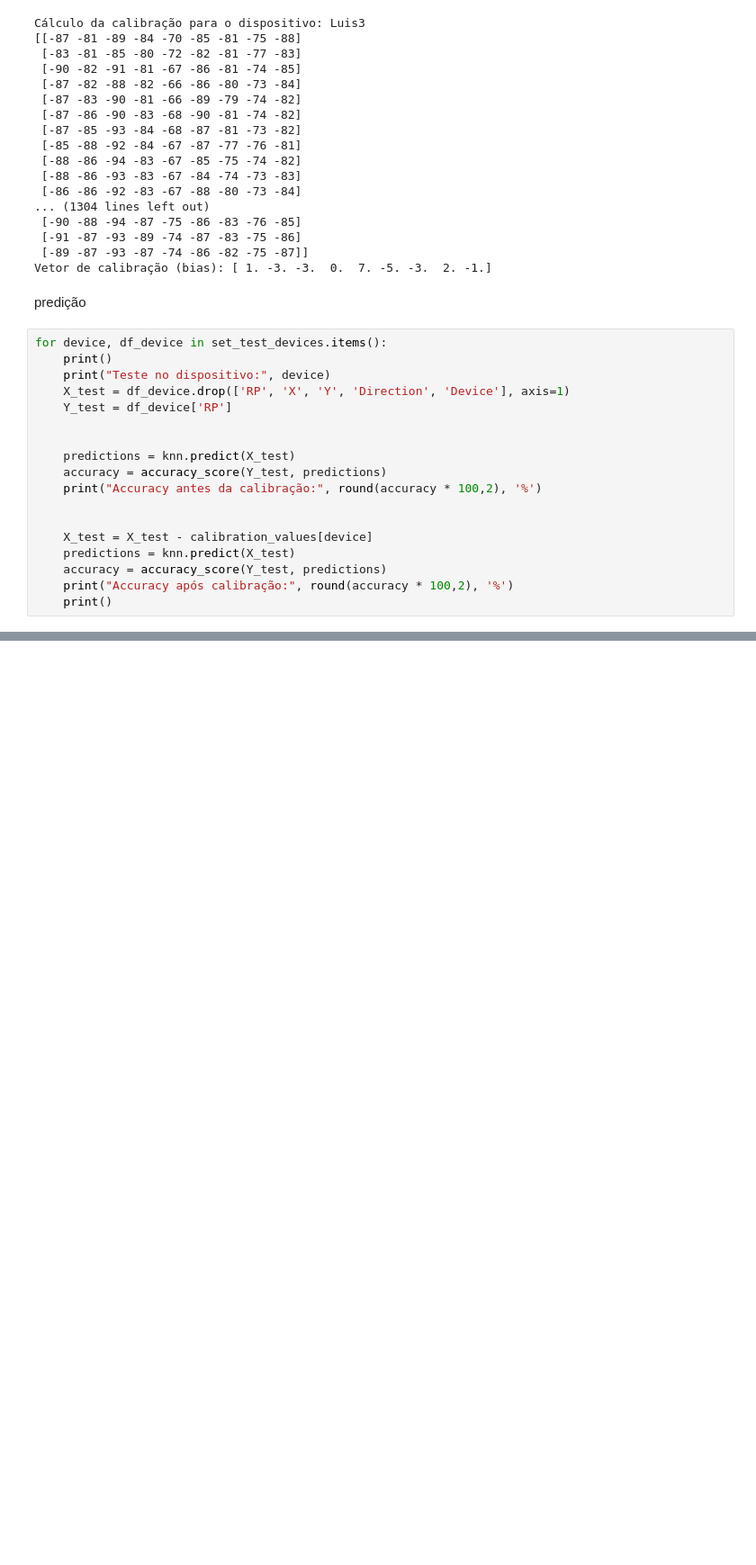
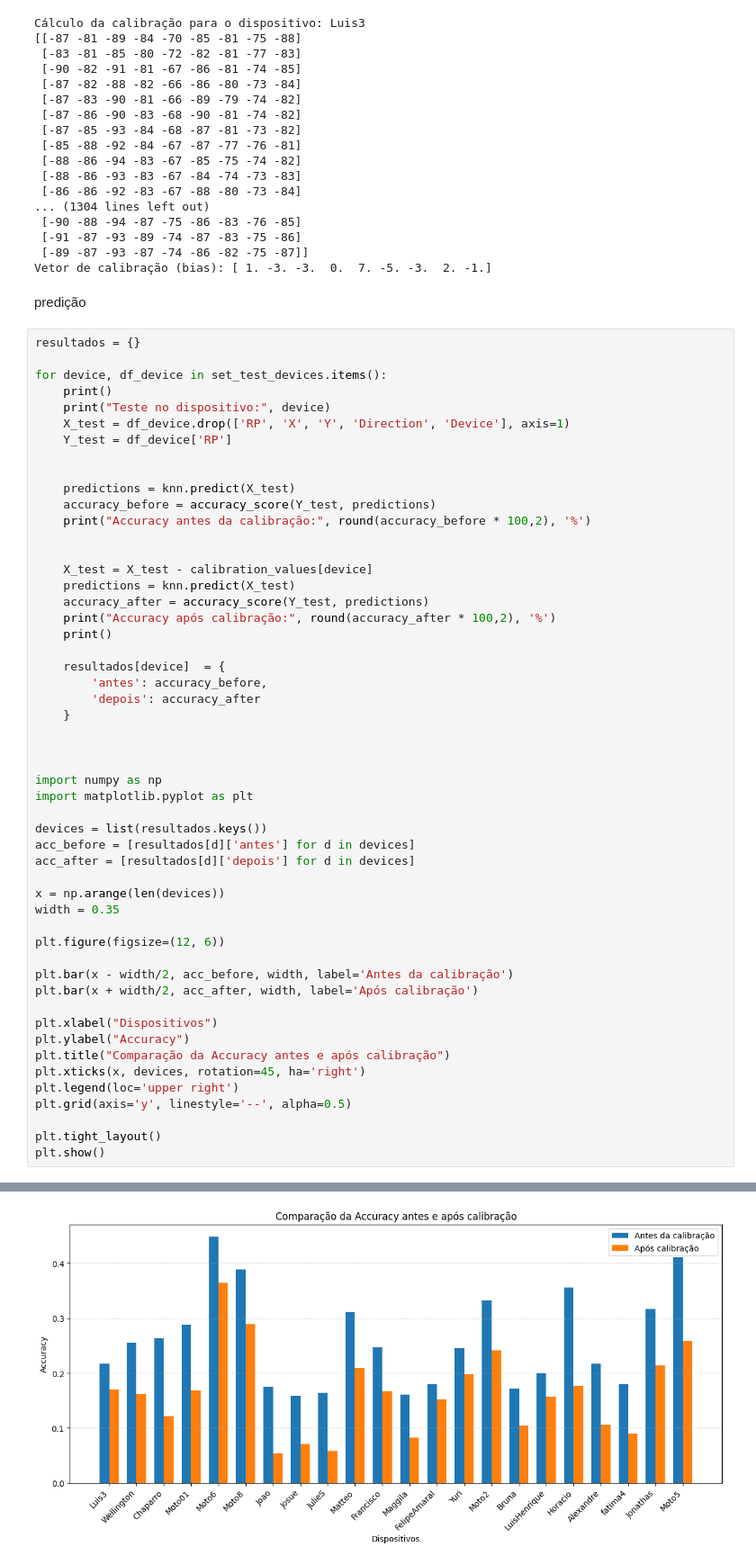
Before and after one commit to MVP-Willian/Pibic-Localiza-Interna, a Jupyter notebook: notebooks/pipelineCalibracao.ipynb, the cells around one changed output, grey strips where cells are left out. Shown at 90% size. Drawn from its saved outputs; the diff is of its cells as text; blank space fills up the shorter version.

```diff
--- a/notebooks/pipelineCalibracao.ipynb
+++ b/notebooks/pipelineCalibracao.ipynb
@@ -185,38 +234,73 @@ Vetor de calibração (bias): [ 1. -3. -3.  0.  7. -5. -3.  2. -1.]
 # %% [markdown]
 predição
 # %%
+resultados = {}
+
 for device, df_device in set_test_devices.items():
     print()
     print("Teste no dispositivo:", device)
     X_test = df_device.drop(['RP', 'X', 'Y', 'Direction', 'Device'], axis=1)
     Y_test = df_device['RP']
 
 
     predictions = knn.predict(X_test)
-    accuracy = accuracy_score(Y_test, predictions)
-    print("Accuracy antes da calibração:", round(accuracy * 100,2), '%')
+    accuracy_before = accuracy_score(Y_test, predictions)
+    print("Accuracy antes da calibração:", round(accuracy_before * 100,2), '%')
 
 
     X_test = X_test - calibration_values[device]
     predictions = knn.predict(X_test)
-    accuracy = accuracy_score(Y_test, predictions)
-    print("Accuracy após calibração:", round(accuracy * 100,2), '%')
+    accuracy_after = accuracy_score(Y_test, predictions)
+    print("Accuracy após calibração:", round(accuracy_after * 100,2), '%')
     print()
+
+    resultados[device]  = {
+        'antes': accuracy_before,
+        'depois': accuracy_after
+    }
+
+
+
+import numpy as np
+import matplotlib.pyplot as plt
+
+devices = list(resultados.keys())
+acc_before = [resultados[d]['antes'] for d in devices]
+acc_after = [resultados[d]['depois'] for d in devices]
+
+x = np.arange(len(devices))
+width = 0.35
+
+plt.figure(figsize=(12, 6))
+
+plt.bar(x - width/2, acc_before, width, label='Antes da calibração')
+plt.bar(x + width/2, acc_after, width, label='Após calibração')
+
+plt.xlabel("Dispositivos")
+plt.ylabel("Accuracy")
+plt.title("Comparação da Accuracy antes e após calibração")
+plt.xticks(x, devices, rotation=45, ha='right')
+plt.legend(loc='upper right')
+plt.grid(axis='y', linestyle='--', alpha=0.5)
+
+plt.tight_layout()
+plt.show()
 # %% [output]
 Teste no dispositivo: Luis3
 Accuracy antes da calibração: 21.69 %
 Accuracy após calibração: 17.04 %
 
 
 Teste no dispositivo: Wellington
 Accuracy antes da calibração: 25.56 %
 Accuracy após calibração: 16.21 %
 
 
 Teste no dispositivo: Chaparro
 Accuracy antes da calibração: 26.39 %
 ... (92 lines left out)
 
 Teste no dispositivo: Moto5
 Accuracy antes da calibração: 41.11 %
 Accuracy após calibração: 25.86 %
+[figure, added]
```
Also changed, not shown: parts of 2 cells of this notebook, 4 other files.
